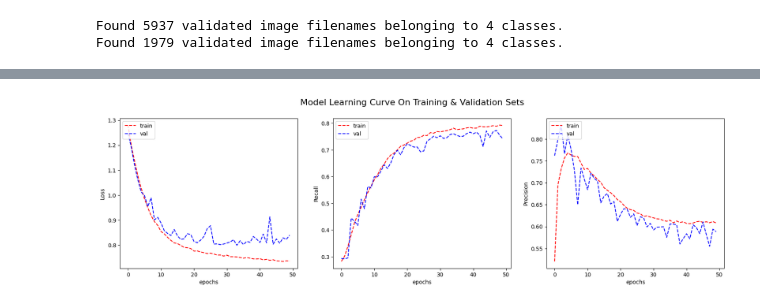
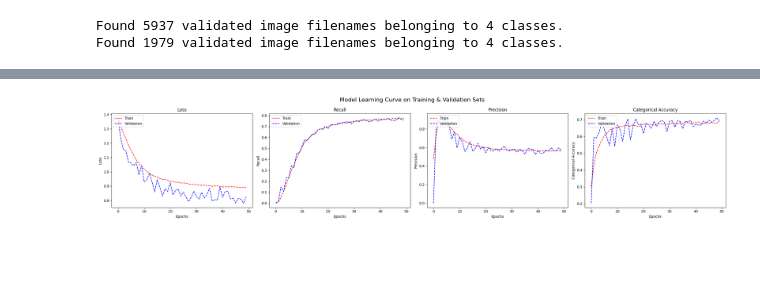
Before and after one commit to IbrahimAshhab/ML-A2-Colon-Cancer, a Jupyter notebook: s3953973_s4007880.ipynb, the cells around one changed output, grey strips where cells are left out. Saved outputs shown, nothing was run; the diff lists cells and outputs as text; code cells hidden in the pictures; blank space fills up the shorter version.

Commit message:
removed redundant eda and preprocessing and added report for cellType baseline model

```diff
--- a/s3953973_s4007880.ipynb
+++ b/s3953973_s4007880.ipynb
@@ -881,5 +796,0 @@ Lets split the dataset.
-# %%
-train_data, test_data = train_test_split(data, test_size=0.2, shuffle=True)
-train_data, val_data = train_test_split(train_data, test_size=0.25, shuffle=True)
-
-print("Train data : {}, Val Data: {}, Test Data: {}".format(train_data.shape[0], val_data.shape[0], test_data.shape[0]))
@@ -958,6 +809,6 @@ Observations:
 # %%
 INPUT_DIM = (27,27,3)
-HIDDEN_LAYER_DIM = 300
+HIDDEN_LAYER_DIM = 256
 OUTPUT_CLASSES = 4
 
 AUTOTUNE = tf.data.experimental.AUTOTUNE
@@ -990,5 +844,5 @@ tf.keras.utils.plot_model(model, show_shapes=True)
 # %%
 model.compile(optimizer='SGD',
               loss=tf.keras.losses.CategoricalCrossentropy(from_logits=True),
-              metrics=['Precision', 'Recall'],
+              metrics=[tf.keras.metrics.Recall(), tf.keras.metrics.Precision(), 'categorical_accuracy']
 )
@@ -996,7 +852,12 @@ model.compile(optimizer='SGD',
 train_data['cellType'] = train_data['cellType'].astype('string')
 val_data['cellType'] = val_data['cellType'].astype('string')
 
-train_generator = datagen.flow_from_dataframe(
+train_datagen_ct = ImageDataGenerator(rescale=1./255, data_format='channels_last')
+val_datagen_ct = ImageDataGenerator(rescale=1./255, data_format='channels_last')
+
+batch_size = 32
+
+train_generator = train_datagen_ct.flow_from_dataframe(
     dataframe=train_data,
     directory='./patch_images/',
     x_col='ImageName',
@@ -1008,7 +869,7 @@ train_generator = datagen.flow_from_dataframe(
     seed=42
 )
 
-validation_generator = datagen.flow_from_dataframe(
+validation_generator = val_datagen_ct.flow_from_dataframe(
     dataframe=val_data,
     directory='./patch_images/',
     x_col='ImageName',
@@ -1020,7 +881,7 @@ validation_generator = datagen.flow_from_dataframe(
     seed=42
 )
 
-history = model.fit(train_generator, validation_data = validation_generator, epochs=50, verbose=0)
+history = model.fit(train_generator, validation_data = validation_generator, epochs=50, verbose=0, class_weight = ct_class_weights_dict)
 # %% [output]
 Found 5937 validated image filenames belonging to 4 classes.
 Found 1979 validated image filenames belonging to 4 classes.
@@ -1027,34 +890,62 @@ Found 1979 validated image filenames belonging to 4 classes.
 # %%
-def plot_learning_curve(train_loss, val_loss, train_metric_1, val_metric_1, train_metric_2, val_metric_2, metric_name_1, metric_name_2, title):
-    plt.figure(figsize=(20,5))
+def plot_learning_curve(train_loss, val_loss,
+                        train_metric_1, val_metric_1,
+                        train_metric_2, val_metric_2,
+                        train_metric_3, val_metric_3,
+                        metric_name_1, metric_name_2, metric_name_3,
+                        title):
 
-    plt.subplot(1,3,1)
+    plt.figure(figsize=(25,5))
+
+    # Plot loss
+    plt.subplot(1, 4, 1)
     plt.plot(train_loss, 'r--')
     plt.plot(val_loss, 'b--')
-    plt.xlabel("epochs")
+    plt.xlabel("Epochs")
     plt.ylabel("Loss")
-    plt.legend(['train', 'val'], loc='upper left')
+    plt.title("Loss")
+    plt.legend(['Train', 'Validation'], loc='upper left')
 
-    plt.subplot(1,3,2)
+    # Plot metric 1 (Recall)
+    plt.subplot(1, 4, 2)
     plt.plot(train_metric_1, 'r--')
     plt.plot(val_metric_1, 'b--')
-    plt.xlabel("epochs")
+    plt.xlabel("Epochs")
     plt.ylabel(metric_name_1)
-    plt.legend(['train', 'val'], loc='upper left')
-    plt.subplot(1,3,3)
+    plt.title(metric_name_1)
+    plt.legend(['Train', 'Validation'], loc='upper left')
+
+    # Plot metric 2 (Precision)
+    plt.subplot(1, 4, 3)
     plt.plot(train_metric_2, 'r--')
     plt.plot(val_metric_2, 'b--')
-    plt.xlabel("epochs")
+    plt.xlabel("Epochs")
     plt.ylabel(metric_name_2)
-    plt.legend(['train', 'val'], loc='upper left')
+    plt.title(metric_name_2)
+    plt.legend(['Train', 'Validation'], loc='upper left')
+
+    # Plot metric 3 (Accuracy)
+    plt.subplot(1, 4, 4)
+    plt.plot(train_metric_3, 'r--')
+    plt.plot(val_metric_3, 'b--')
+    plt.xlabel("Epochs")
+    plt.ylabel(metric_name_3)
+    plt.title(metric_name_3)
+    plt.legend(['Train', 'Validation'], loc='upper left')
+
     plt.suptitle(title, fontsize=16)
+    plt.tight_layout()
     plt.show()
-
-plot_learning_curve(history.history['loss'], history.history['val_loss'],
-                history.history['Recall'], history.history['val_Recall'],
-                history.history['Precision'], history.history['val_Precision'],
-                metric_name_1='Recall',
-                metric_name_2='Precision',
-                title='Model Learning Curve On Training & Validation Sets')
+# print(history.history.keys())
+plot_learning_curve(
+    history.history['loss'], history.history['val_loss'],
+    history.history['recall_14'], history.history['val_recall_14'],
+    history.history['precision_14'], history.history['val_precision_14'],
+    history.history['categorical_accuracy'], history.history['val_categorical_accuracy'],
+    metric_name_1='Recall',
+    metric_name_2='Precision',
+    metric_name_3='Categorical Accuracy',
+    title='Model Learning Curve on Training & Validation Sets'
+)
 # %% [output]
-[figure, old version]
+[figure, new version]
```
Also changed, not shown: parts of 59 cells of this notebook.
